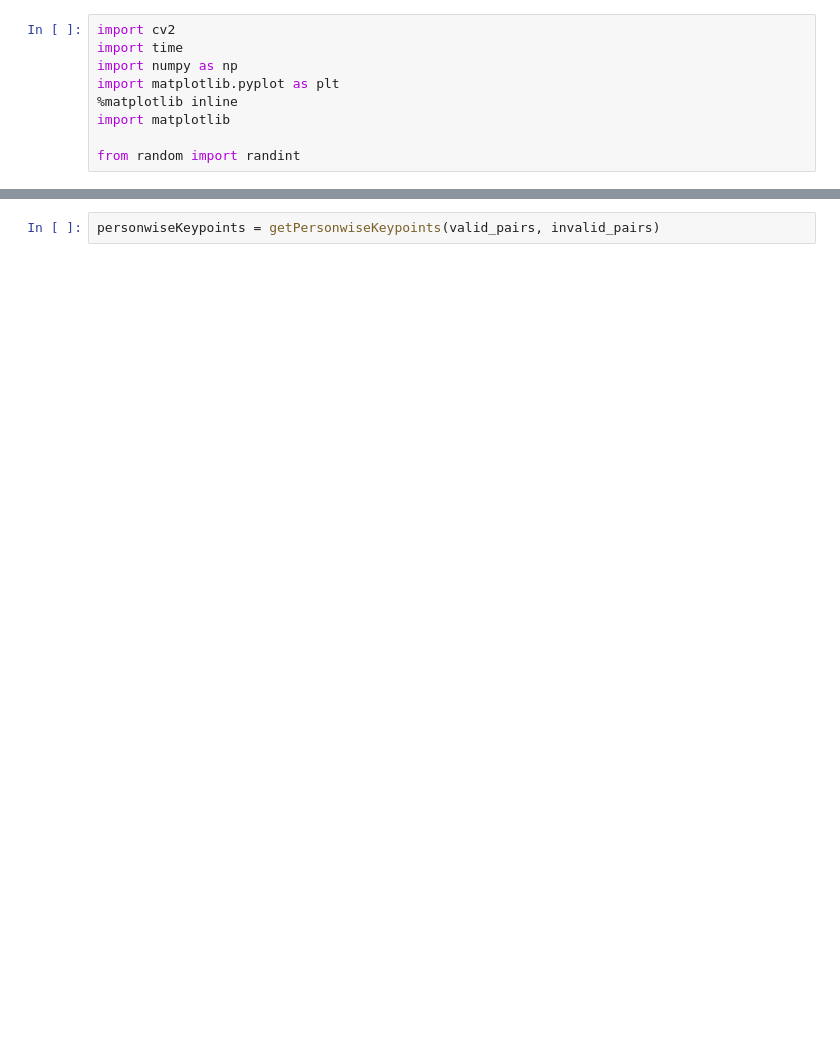
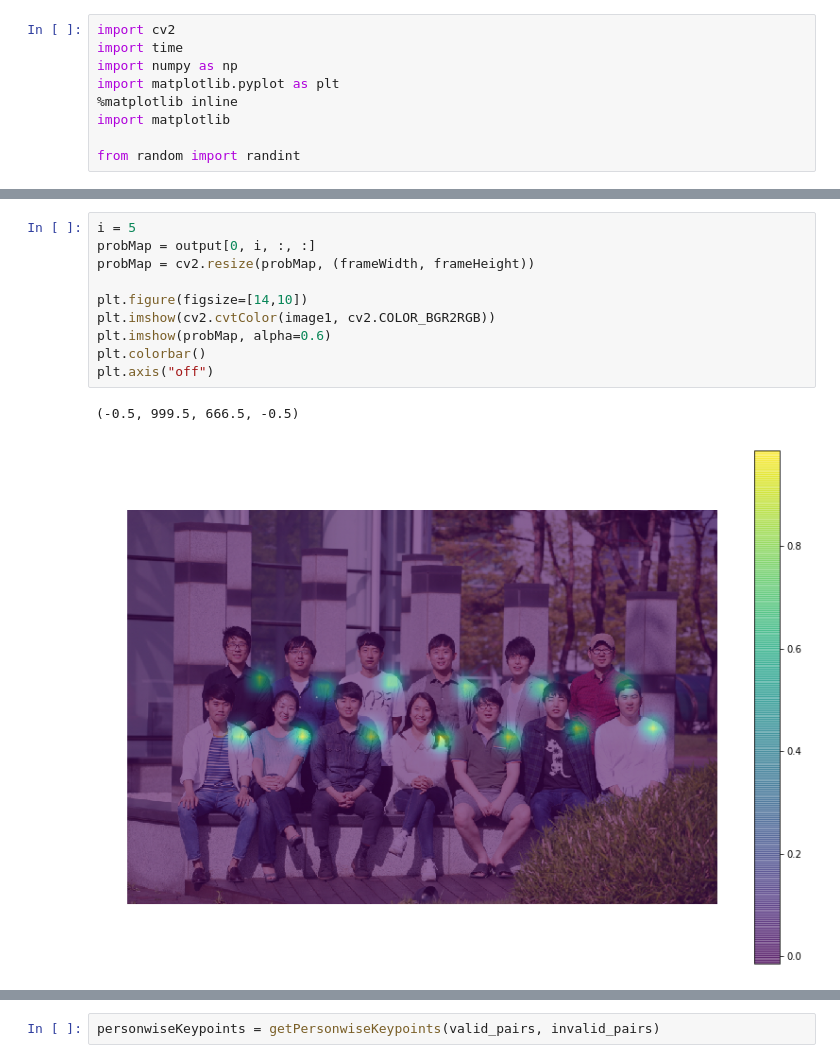
Before and after one commit to jungin-jin-choi/pose-estimation, a Jupyter notebook: multi/Multi_Tutorial_Korean.ipynb, the cells around one changed output, grey strips where cells are left out. Drawn from its saved outputs; the diff is of its cells as text; blank space fills up the shorter version.

```diff
--- a/multi/Multi_Tutorial_Korean.ipynb
+++ b/multi/Multi_Tutorial_Korean.ipynb
@@ -33,0 +125,13 @@ colors = [ [0,100,255], [0,100,255], [0,255,255], [0,100,255], [0,255,255], [0,1
+# %%
+i = 5
+probMap = output[0, i, :, :]
+probMap = cv2.resize(probMap, (frameWidth, frameHeight))
+
+plt.figure(figsize=[14,10])
+plt.imshow(cv2.cvtColor(image1, cv2.COLOR_BGR2RGB))
+plt.imshow(probMap, alpha=0.6)
+plt.colorbar()
+plt.axis("off")
+# %% [output]
+(-0.5, 999.5, 666.5, -0.5)
+[figure, added]
```
Also changed, not shown: parts of 34 cells of this notebook.
